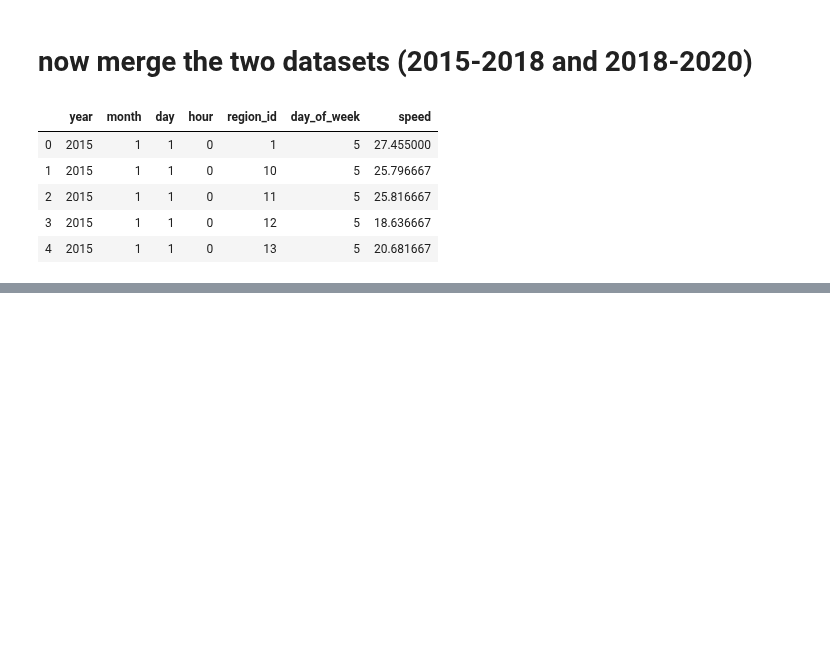
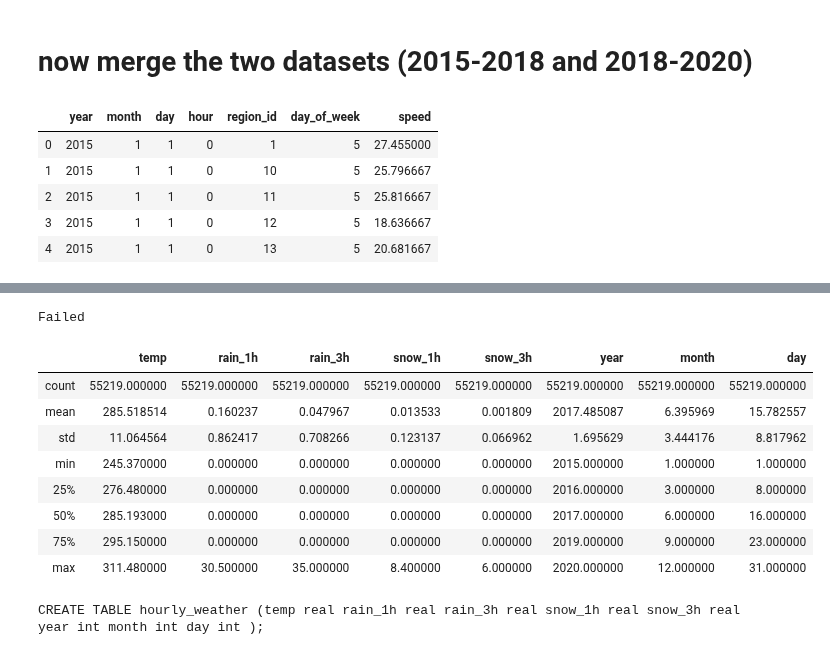
Before and after one commit to sciencelee/chicago-red-light-cameras, a Jupyter notebook: other-preprocessing.ipynb, the cells around one changed output, grey strips where cells are left out. Drawn from its saved outputs; the diff is of its cells as text; code cells hidden in the pictures; blank space fills up the shorter version.

Commit message:
added weather data

```diff
--- a/other-preprocessing.ipynb
+++ b/other-preprocessing.ipynb
@@ -257,0 +404,2 @@ print(all_traffic_grouped['year'].min(), all_traffic_grouped['year'].max())
+# %%
+wx_df = pd.read_csv('data/chi_wx.csv')
@@ -257,0 +425,4 @@ print(all_traffic_grouped['year'].min(), all_traffic_grouped['year'].max())
+# %%
+wx_df['time'] = pd.to_datetime(wx_df['dt_iso'].apply(lambda x: x[:-4]))
+wx_df.head()
+wx_df.info()
@@ -257,0 +447,71 @@ print(all_traffic_grouped['year'].min(), all_traffic_grouped['year'].max())
+# %%
+wx_df.rain_3h.describe()
+wx_df['rain_3h'] = wx_df['rain_3h'].fillna(0)
+wx_df['rain_1h'] = wx_df['rain_1h'].fillna(0)
+wx_df['snow_3h'] = wx_df['snow_3h'].fillna(0)
+wx_df['snow_1h'] = wx_df['snow_1h'].fillna(0)
+wx_df['temp'] = wx_df['temp_max']
+wx_df['year'] = wx_df['time'].apply(lambda x: x.year)
+wx_df['month'] = wx_df['time'].apply(lambda x: x.month)
+wx_df['day'] = wx_df['time'].apply(lambda x: x.day)
+wx_df['year'] = wx_df['time'].apply(lambda x: x.year)
+# %%
+try:
+    wx_df = wx_df.drop(columns=['dt',
+                        'dt_iso',
+                        'timezone',
+                        'city_name',
+                        'lat',
+                        'lon',
+                        'feels_like',
+                        'temp_min',
+                        'temp_max',
+                        'pressure',
+                        'sea_level',
+                        'grnd_level',
+                        'humidity',
+                        'wind_speed',
+                        'wind_deg',
+                        'clouds_all',
+                        'weather_description',
+                        'weather_icon',
+                        'weather_id',
+                        'weather_main',
+                       ], axis=1)
+except:
+    print('Failed')
+# %% [output]
+Failed
+# %%
+wx_df.describe()
+# %% [output]
+|  | temp | rain_1h | rain_3h | snow_1h | snow_3h | year | month | day |
+| count | 55219.000000 | 55219.000000 | 55219.000000 | 55219.000000 | 55219.000000 | 55219.000000 | 55219.000000 | 55219.000000 |
+| mean | 285.518514 | 0.160237 | 0.047967 | 0.013533 | 0.001809 | 2017.485087 | 6.395969 | 15.782557 |
+| std | 11.064564 | 0.862417 | 0.708266 | 0.123137 | 0.066962 | 1.695629 | 3.444176 | 8.817962 |
+| min | 245.370000 | 0.000000 | 0.000000 | 0.000000 | 0.000000 | 2015.000000 | 1.000000 | 1.000000 |
+| 25% | 276.480000 | 0.000000 | 0.000000 | 0.000000 | 0.000000 | 2016.000000 | 3.000000 | 8.000000 |
+| 50% | 285.193000 | 0.000000 | 0.000000 | 0.000000 | 0.000000 | 2017.000000 | 6.000000 | 16.000000 |
+| 75% | 295.150000 | 0.000000 | 0.000000 | 0.000000 | 0.000000 | 2019.000000 | 9.000000 | 23.000000 |
+| max | 311.480000 | 30.500000 | 35.000000 | 8.400000 | 6.000000 | 2020.000000 | 12.000000 | 31.000000 |
+# %%
+cols = [
+        ['temp', 'real'],
+        ['rain_1h', 'real'],
+        ['rain_3h', 'real'],
+        ['snow_1h', 'real'],
+        ['snow_3h', 'real'],
+        ['year', 'int'],
+        ['month', 'int'],
+        ['day', 'int'],
+
+        ]
+
+
+create_table(c, 'hourly_weather', cols)
+print()
+
+#c.execute('DROP TABLE hourly_congestion')  # in case you need to delete the table and overwrite
+conn.commit()
+# %% [output]
+CREATE TABLE hourly_weather (temp real rain_1h real rain_3h real snow_1h real snow_3h real year int month int day int );
```
Also changed, not shown: parts of 33 cells of this notebook.
